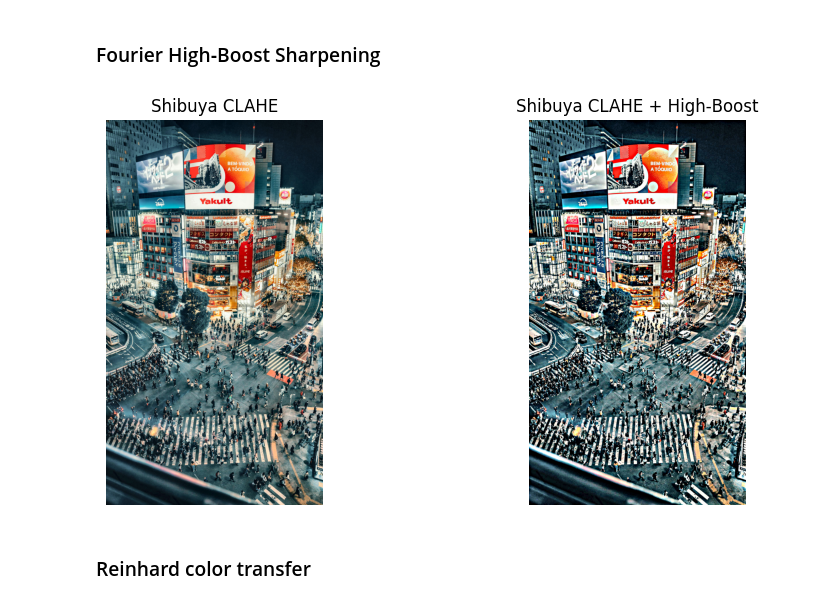
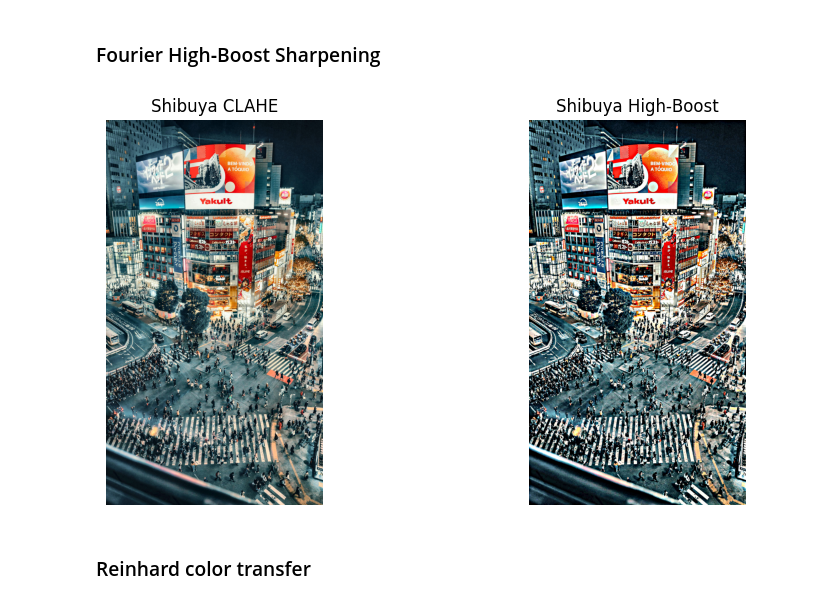
Before and after one commit to infamousperi/GBSV_MC, a Jupyter notebook: MC2/Augmentation.ipynb, the cells around one changed output. Drawn from its saved outputs; the diff is of its cells as text; code cells hidden in the pictures.

```diff
--- a/MC2/Augmentation.ipynb
+++ b/MC2/Augmentation.ipynb
@@ -293,9 +293,9 @@ show_pair(img_shibuya, shibuya_clahe, ("Shibuya Original", "Shibuya CLAHE"))
 # %%
 shibuya_clahe_boost = highboost_fft(shibuya_clahe, alpha=1.4, cutoff=25)
 save_rgb('outputs/shibuya_CLAHE_highboost.jpg', shibuya_clahe_boost)
-show_pair(shibuya_clahe, shibuya_clahe_boost, ("Shibuya CLAHE", "Shibuya CLAHE + High‑Boost"))
+show_pair(shibuya_clahe, shibuya_clahe_boost, ("Shibuya CLAHE", "Shibuya High‑Boost"))
 # %% [output]
-[figure, old version]
+[figure, new version]
 # %% [markdown]
 ### Reinhard color transfer
 # %%
```
Also changed, not shown: parts of 4 cells of this notebook.
